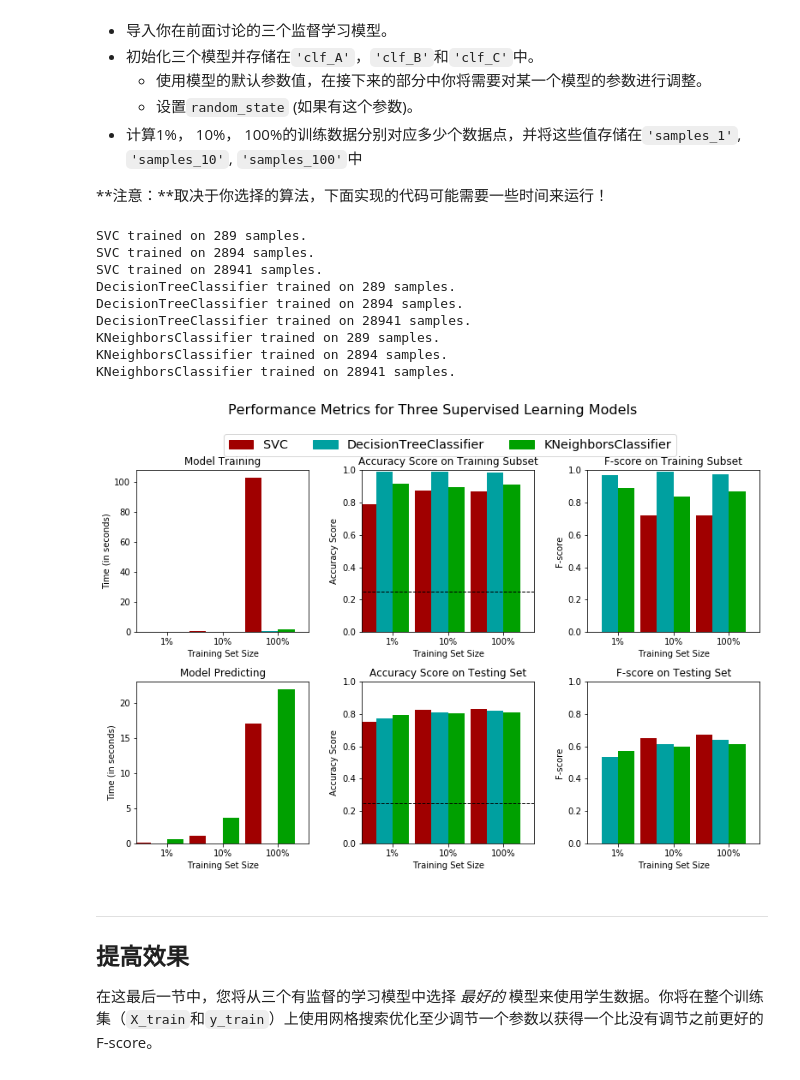
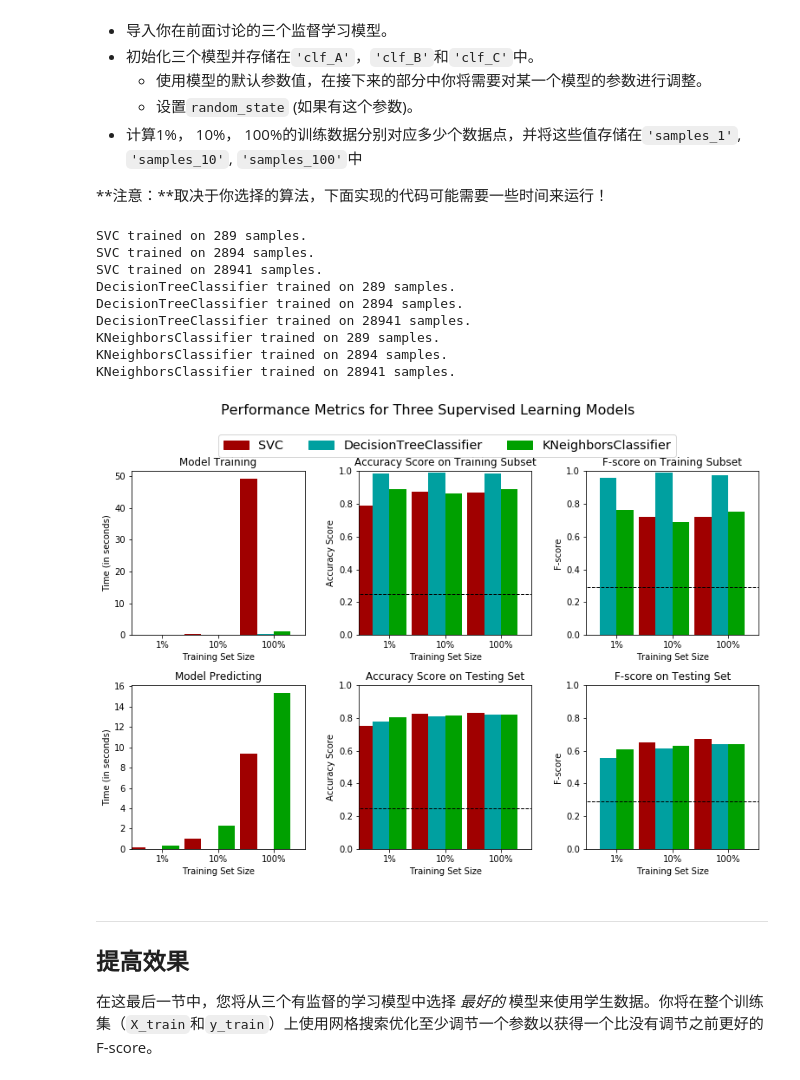
Before and after one commit to htaiwan/Udacity-Project, a Jupyter notebook: 2. finding_donors/finding_donors.ipynb, the cells around one changed output. Saved outputs shown, nothing was run; the diff lists cells and outputs as text; code cells hidden in the pictures.

```diff
--- a/2. finding_donors/finding_donors.ipynb
+++ b/2. finding_donors/finding_donors.ipynb
@@ -169,13 +170,14 @@ display(features_raw.head(n = 1))
 features = pd.get_dummies(features_raw)
 
 # TODO：将'income_raw'编码成数字值
-income = income_raw.apply(lambda x: x == '>50K')
+# income = income_raw.apply(lambda x: x == '>50K') # 這樣的寫法，會轉換成true/false
+income = income_raw.apply(lambda x: int(x == '>50K')) # 正確轉換成1/0
 
 # 打印经过独热编码之后的特征数量
 encoded = list(features.columns)
 print ("{} total features after one-hot encoding.".format(len(encoded)))
 
 # 移除下面一行的注释以观察编码的特征名字
-print (encoded)
+# print (encoded)
 # %% [output]
 103 total features after one-hot encoding.
@@ -232,23 +233,29 @@ $$ F_{\beta} = (1 + \beta^2) \cdot \frac{precision \cdot recall}{\left( \beta^2
 # %%
 #不能使用scikit-learn，你需要根据公式自己实现相关计算。
 
-# 论什么情况都预测被调查者年收入大于 $50,000 的模型
+# True Positive: 大于 $50,000，且被正確預測大于 $50,000。
+# True Negative: 小于 $50,000，且被正確預測小于 $50,000。
+# False Postive: 小于 $50,000，但被預測大于 $50,000。
+# False Negative: 大于 $50,000，但被預測小于 $50,000。
+
+# 因為论什么情况都预测被调查者年收入大于 $50,000 的模型
+TP = np.sum(y_val)
+TN = 0
+FP = y_val.count() - TP
+FN = 0
 
 #TODO： 计算准确率
-# 在所有sample中，正確找出年收入大於50,000的比例。
-accuracy = float(n_greater_50k) / float(n_records)
+accuracy = float(TP)/(TP+FP)
 
 # TODO： 计算查准率 Precision
-# 在所有預測年收入大於50,000的sample中，真的正確年收入大於50,000比例
-precision = float(n_greater_50k) / (float(n_at_most_50k) + float(n_greater_50k))
+precision = accuracy
 
 # TODO： 计算查全率 Recall
-# 查全率(recall): 在所有年收入大於50,000的sample中，被正確找出來年收入大於50,000比例。
-recall = float(n_greater_50k) / float(n_greater_50k)
+recall = float(TP)/(TP+FN)
 
 # TODO： 使用上面的公式，设置beta=0.5，计算F-score
-# F-Beta score = (1 + beta)^2 * ( (precision + recall) / (beta^2 * precision + recall) )
-fscore = (1 + 0.5) * (1 + 0.5) * ((precision + recall) / (0.5 * 0.5 * precision + recall))
+# F-Beta score = (1 + (beta^2)) * ( (precision * recall) / (beta^2 * precision + recall) )
+fscore = (1 + (0.5* 0.5)) * ((precision * recall) / (0.5 * 0.5 * precision + recall))
 
 # 打印结果
 print ("Naive Predictor on validation data: \n \
@@ -476,37 +549,37 @@ from sklearn import svm
 from sklearn import tree
 from sklearn.neighbors import KNeighborsClassifier
 
 # TODO：初始化三个模型
-clf_A = svm.SVC()
-clf_B = tree.DecisionTreeClassifier()
-clf_C = KNeighborsClassifier(n_neighbors=2)
+clf_A = svm.SVC(random_state=40)
+clf_B = tree.DecisionTreeClassifier(random_state=40)
+clf_C = KNeighborsClassifier(n_neighbors=5)
 
 # TODO：计算1%， 10%， 100%的训练数据分别对应多少点
 samples_1 = int(0.01*len(X_train))
 samples_10 = int(0.1*len(X_train))
 samples_100 = int(1*len(X_train))
 
 # 收集学习器的结果
 results = {}
 for clf in [clf_A, clf_B, clf_C]:
     clf_name = clf.__class__.__name__
     results[clf_name] = {}
     for i, samples in enumerate([samples_1, samples_10, samples_100]):
         results[clf_name][i] = train_predict(clf, samples, X_train, y_train, X_val, y_val)
 
 # 对选择的三个模型得到的评价结果进行可视化
 vs.evaluate(results, accuracy, fscore)
 # %% [output]
 SVC trained on 289 samples.
 SVC trained on 2894 samples.
 SVC trained on 28941 samples.
 DecisionTreeClassifier trained on 289 samples.
 DecisionTreeClassifier trained on 2894 samples.
 DecisionTreeClassifier trained on 28941 samples.
 KNeighborsClassifier trained on 289 samples.
 KNeighborsClassifier trained on 2894 samples.
 KNeighborsClassifier trained on 28941 samples.
-[figure, old version]
+[figure, new version]
 # %% [markdown]
 ----
 ## 提高效果
```
Also changed, not shown: parts of 14 cells of this notebook, 1 other file.
